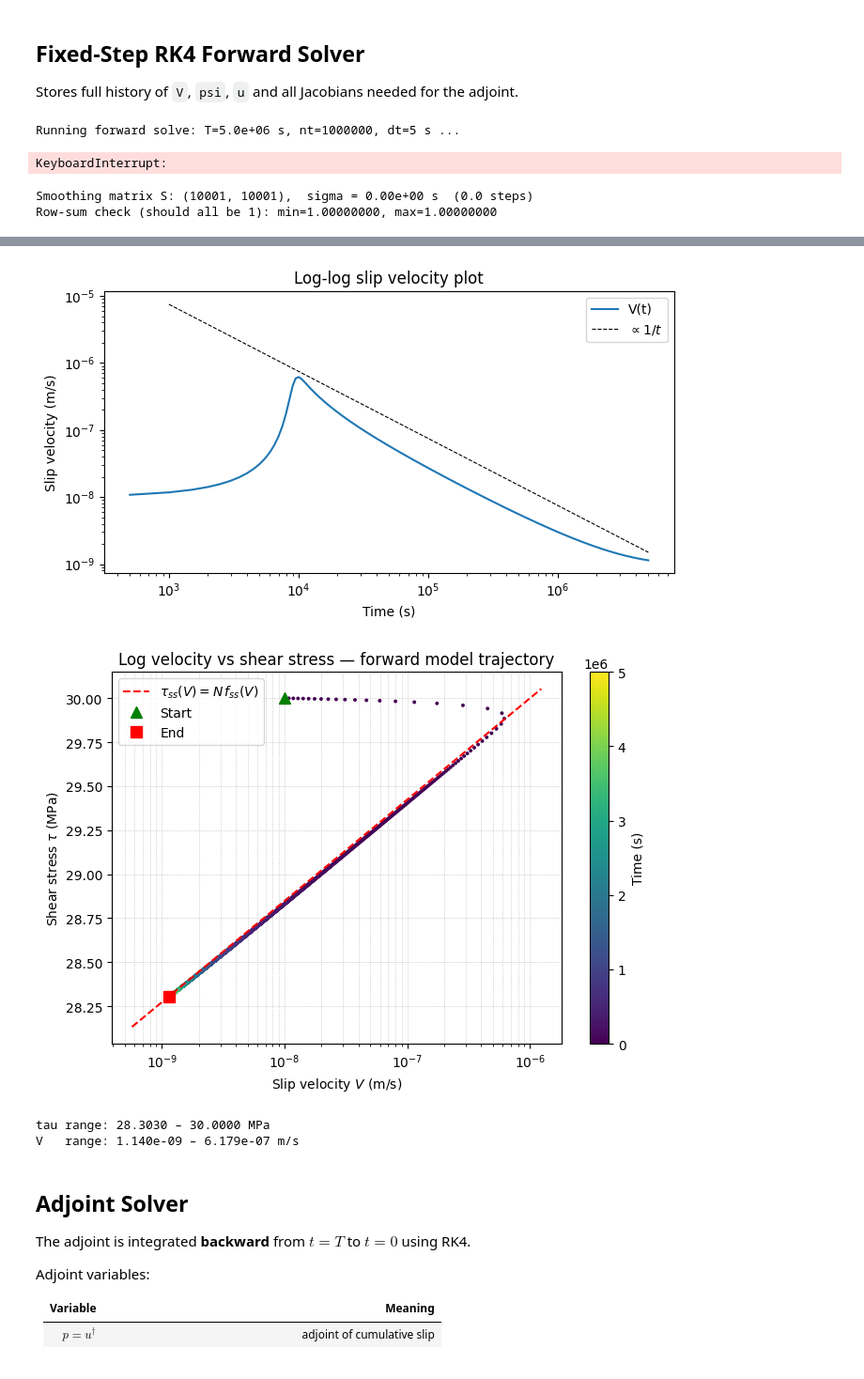
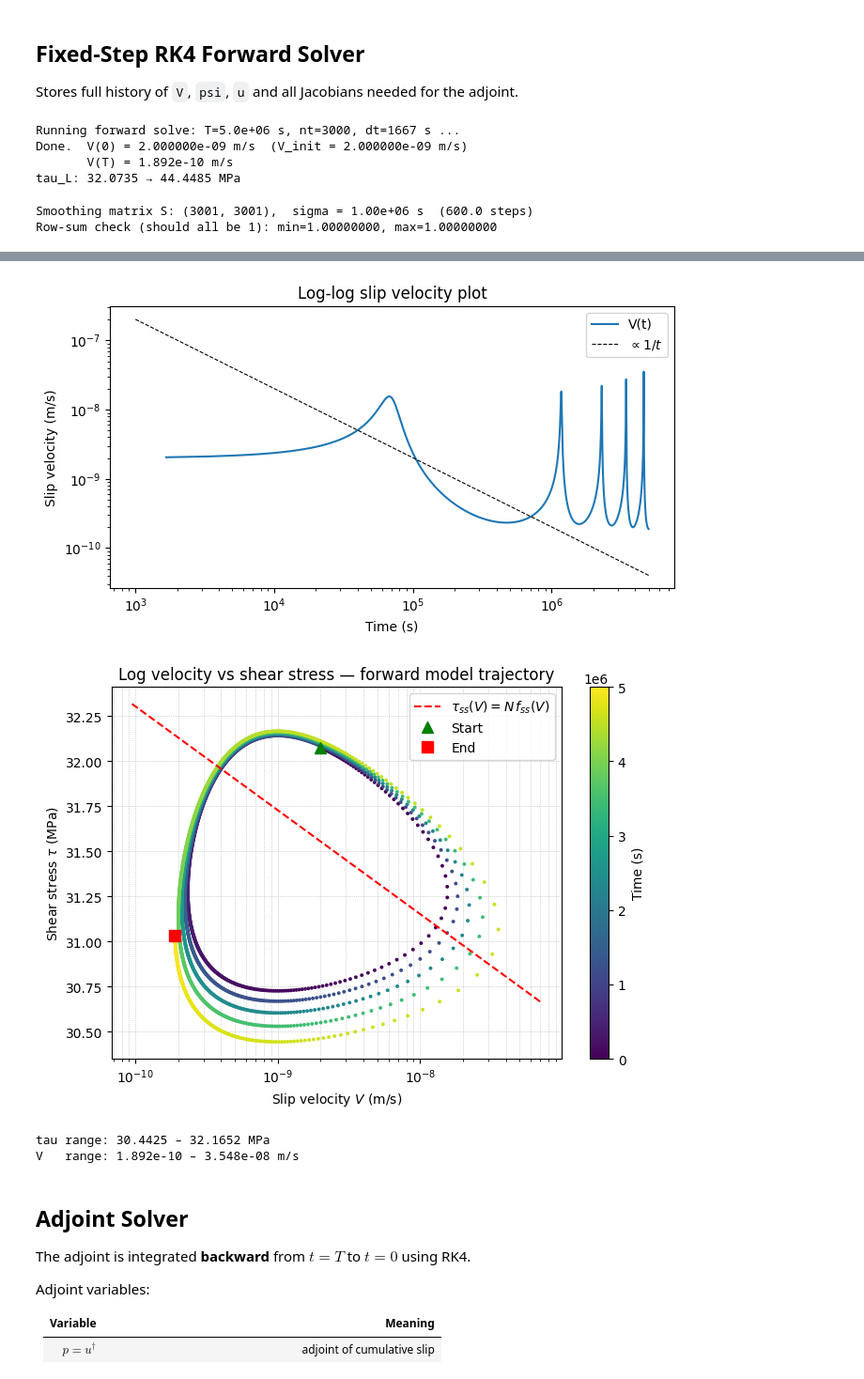
Before and after one commit to ericeberg3/spring-slider-adjoint, a Jupyter notebook: slip_adjoint_springslider.ipynb, the cells around one changed output, grey strips where cells are left out. Shown at 94% size. Saved outputs shown, nothing was run; the diff lists cells and outputs as text; code cells hidden in the pictures.

```diff
--- a/slip_adjoint_springslider.ipynb
+++ b/slip_adjoint_springslider.ipynb
@@ -140,14 +140,14 @@ def solve_V_algebraic(u, psi, M, tau_L):
 M = {}
 M['f0']  = 0.6
 M['V0']  = 1e-6      # m/s reference velocity
-M['a']   = 0.015     # direct effect  (a > b → velocity strengthening)
-M['b']   = 0.010     # state evolution
+M['a']   = 0.010     # direct effect  (a > b → velocity strengthening)
+M['b']   = 0.015     # state evolution
 M['dc']  = 1e-4      # m critical slip distance
 M['N']   = 50.0      # MPa effective normal stress
 M['eta'] = 2.7 * 3.5 / 2.0   # MPa·s/m radiation damping
 # M['k']   = 2e4       # MPa/m spring stiffness
 k_crit = M['N'] * (M['b'] - M['a']) / M['dc']
-M['k'] = 1e2
+M['k'] = 0.99 * k_crit
 
 V_bg      = 1e-9     # m/s background / plate sliding rate
 M['V_bg'] = V_bg
@@ -165,7 +165,7 @@ tau_ss = M['N'] * fss_bg
 #   tau(V_init, psi_init) + eta*V_init = tau0
 # This ensures the forward solver starts at exactly V_init.
 # ------------------------------------------------------------------
-V_init   = 1.0e-7      # m/s  post-earthquake initial slip rate
+V_init   = 2e-9      # m/s  post-earthquake initial slip rate
 psi_init = psi_ss    # pre-earthquake steady state at V_bg
 u_init   = 0.0
 
@@ -288,7 +288,7 @@ def forward_solve(M, T, nt, u0, psi0, V_init=None):
 # Run forward solve — pass V_init so the check fires
 # ------------------------------------------------------------------
 T   = 5e6    # s
-nt  = 100000   # fixed time steps
+nt  = 3000   # fixed time steps
 
 print(f"Running forward solve: T={T:.1e} s, nt={nt}, dt={T/nt:.0f} s ...")
 fwd = forward_solve(M, T, nt, u_init, psi_init, V_init=V_init)
@@ -296,8 +296,10 @@ print(f"Done.  V(0) = {fwd['V'][0]:.6e} m/s  (V_init = {V_init:.6e} m/s)")
 print(f"       V(T) = {fwd['V'][-1]:.3e} m/s")
 print(f"tau_L: {fwd['tau_L'][0]:.4f} → {fwd['tau_L'][-1]:.4f} MPa")
 # %% [output]
-Running forward solve: T=5.0e+06 s, nt=1000000, dt=5 s ...
+Running forward solve: T=5.0e+06 s, nt=3000, dt=1667 s ...
+Done.  V(0) = 2.000000e-09 m/s  (V_init = 2.000000e-09 m/s)
+       V(T) = 1.892e-10 m/s
+tau_L: 32.0735 → 44.4485 MPa
-KeyboardInterrupt:
 # %%
 # ------------------------------------------------------------------
 # Smoothing operator S
@@ -350,7 +352,7 @@ def make_smoothing_matrix(n_pts, sigma_steps, truncate=4.0):
 
 
 # --- Smoothing parameters (change these to tune S) ---
-sigma_time  = 0 # 5e4          # smoothing length in seconds
+sigma_time  = 1e6 # 10e4          # smoothing length in seconds
 sigma_steps = sigma_time / fwd['dt']   # convert to time-step units
 
 S_smooth = make_smoothing_matrix(nt + 1, sigma_steps)
@@ -359,7 +361,7 @@ print(f"Smoothing matrix S: {S_smooth.shape},  sigma = {sigma_time:.2e} s  ({sig
 row_s = np.array(S_smooth.sum(axis=1)).ravel()
 print(f"Row-sum check (should all be 1): min={row_s.min():.8f}, max={row_s.max():.8f}")
 # %% [output]
-Smoothing matrix S: (10001, 10001),  sigma = 0.00e+00 s  (0.0 steps)
+Smoothing matrix S: (3001, 3001),  sigma = 1.00e+06 s  (600.0 steps)
 Row-sum check (should all be 1): min=1.00000000, max=1.00000000
 # %%
 # ------------------------------------------------------------------
@@ -376,7 +378,7 @@ axes[0].set_yscale('log')
 axes[0].set_title('Afterslip + tectonic loading: velocity-strengthening spring-slider (RK4, fixed $\\Delta t$)')
 axes[0].legend()
 
-axes[1].plot(fwd['t'], fwd['u'])
+axes[1].plot(fwd['t'], S_smooth @ fwd['u'])
 axes[1].set_ylabel('Slip $u$ (m)')
 
 axes[2].plot(fwd['t'], fwd['psi'])
@@ -439,7 +441,7 @@ print(f"V   range: {fwd['V'].min():.3e} – {fwd['V'].max():.3e} m/s")
-[figure, old version]
+[figure, new version]
-[figure, old version]
+[figure, new version]
-tau range: 28.3030 – 30.0000 MPa
-V   range: 1.140e-09 – 6.179e-07 m/s
+tau range: 30.4425 – 32.1652 MPa
+V   range: 1.892e-10 – 3.548e-08 m/s
 # %% [markdown]
 ## Adjoint Solver
 
```
Also changed, not shown: parts of 12 cells of this notebook, 6 other files.
